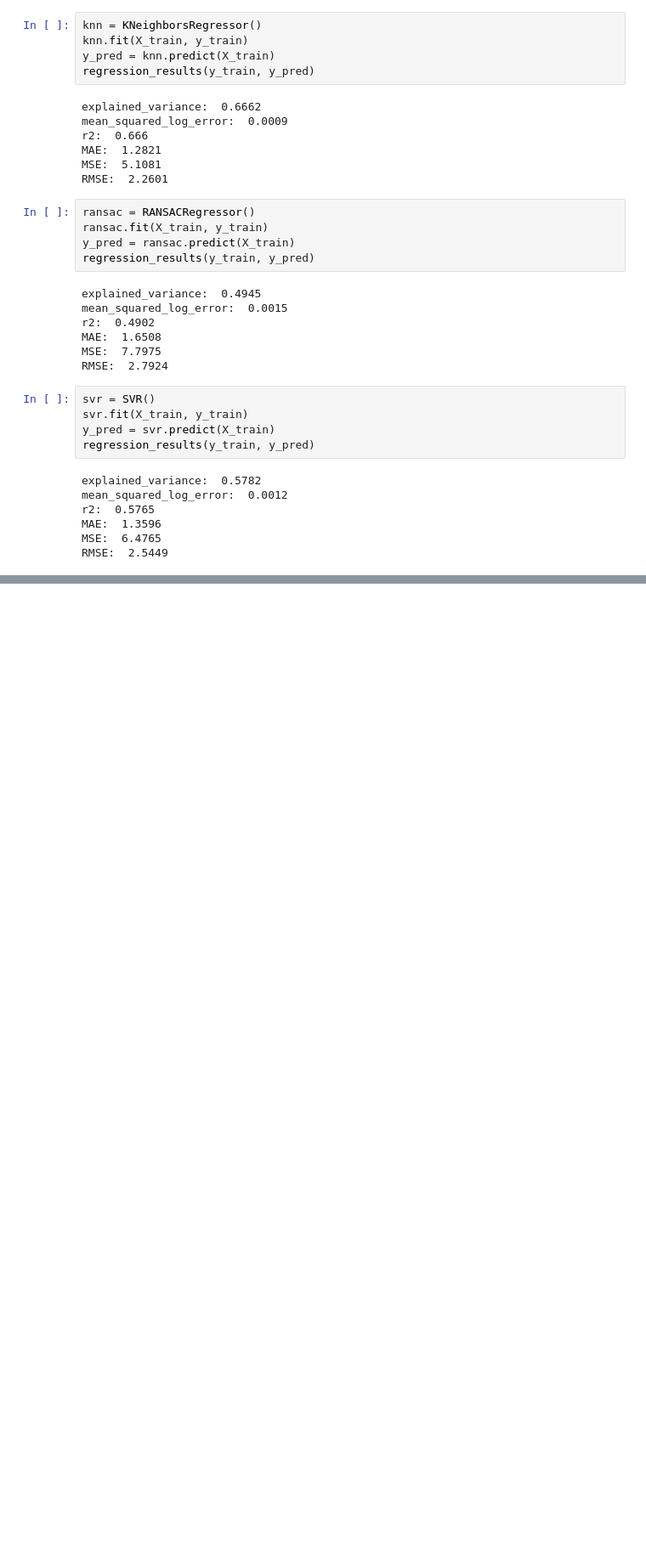
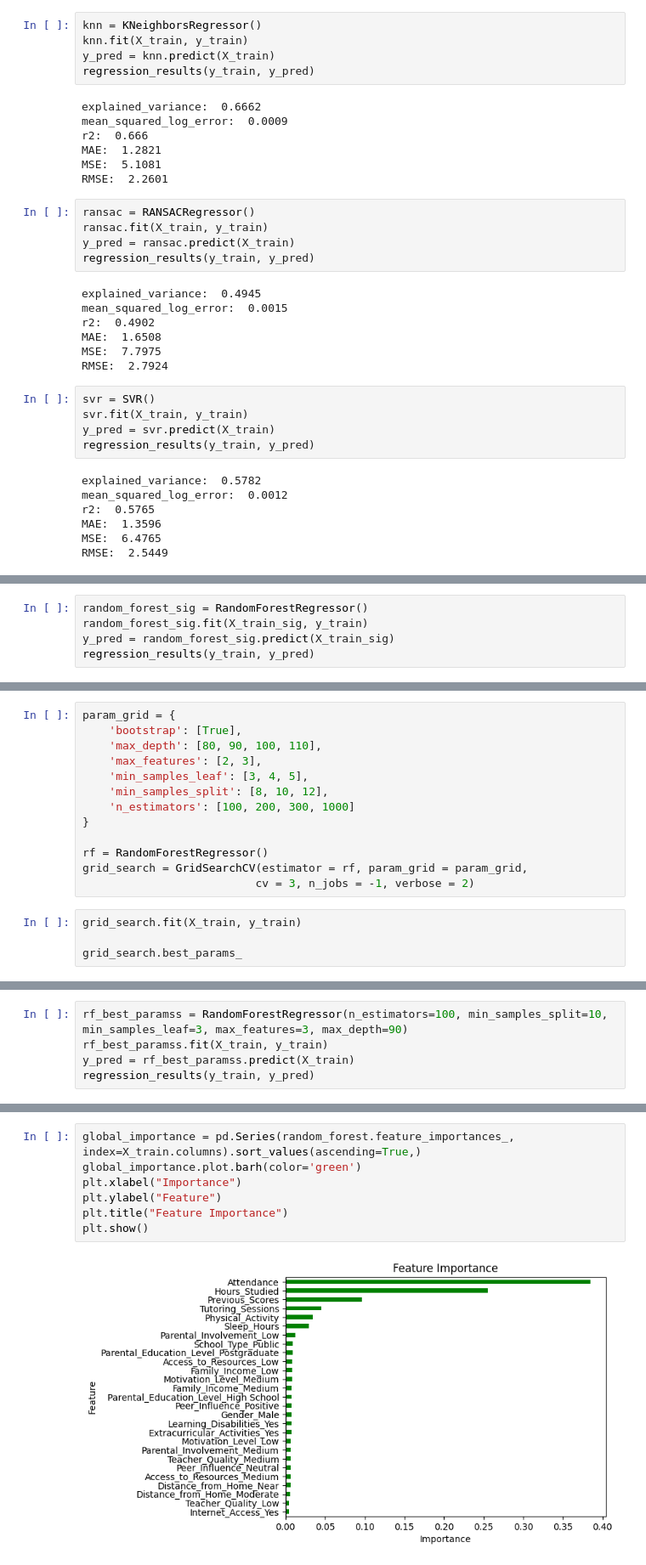
Before and after one commit to josh-g-grimes/Regression-Analysis---College-Exam-Performance, a Jupyter notebook: notebook.ipynb, the cells around one changed output, grey strips where cells are left out. Shown: that part at 85% size. Saved outputs shown, nothing was run; the diff lists cells and outputs as text; blank space fills up the shorter version.

Commit message:
Evaluation - Evaluate Results - Random Forest Feature Importance

```diff
--- a/notebook.ipynb
+++ b/notebook.ipynb
@@ -409,0 +414,5 @@ X_train_sig = X_train.drop(columns=['Sleep_Hours',
+# %%
+random_forest_sig = RandomForestRegressor()
+random_forest_sig.fit(X_train_sig, y_train)
+y_pred = random_forest_sig.predict(X_train_sig)
+regression_results(y_train, y_pred)
@@ -409,0 +426,17 @@ X_train_sig = X_train.drop(columns=['Sleep_Hours',
+# %%
+param_grid = {
+    'bootstrap': [True],
+    'max_depth': [80, 90, 100, 110],
+    'max_features': [2, 3],
+    'min_samples_leaf': [3, 4, 5],
+    'min_samples_split': [8, 10, 12],
+    'n_estimators': [100, 200, 300, 1000]
+}
+
+rf = RandomForestRegressor()
+grid_search = GridSearchCV(estimator = rf, param_grid = param_grid,
+                          cv = 3, n_jobs = -1, verbose = 2)
+# %%
+grid_search.fit(X_train, y_train)
+
+grid_search.best_params_
@@ -409,0 +451,5 @@ X_train_sig = X_train.drop(columns=['Sleep_Hours',
+# %%
+rf_best_paramss = RandomForestRegressor(n_estimators=100, min_samples_split=10, min_samples_leaf=3, max_features=3, max_depth=90)
+rf_best_paramss.fit(X_train, y_train)
+y_pred = rf_best_paramss.predict(X_train)
+regression_results(y_train, y_pred)
@@ -409,0 +490,9 @@ X_train_sig = X_train.drop(columns=['Sleep_Hours',
+# %%
+global_importance = pd.Series(random_forest.feature_importances_, index=X_train.columns).sort_values(ascending=True,)
+global_importance.plot.barh(color='green')
+plt.xlabel("Importance")
+plt.ylabel("Feature")
+plt.title("Feature Importance")
+plt.show()
+# %% [output]
+[figure, added]
```
Also changed, not shown: parts of 9 cells of this notebook.
